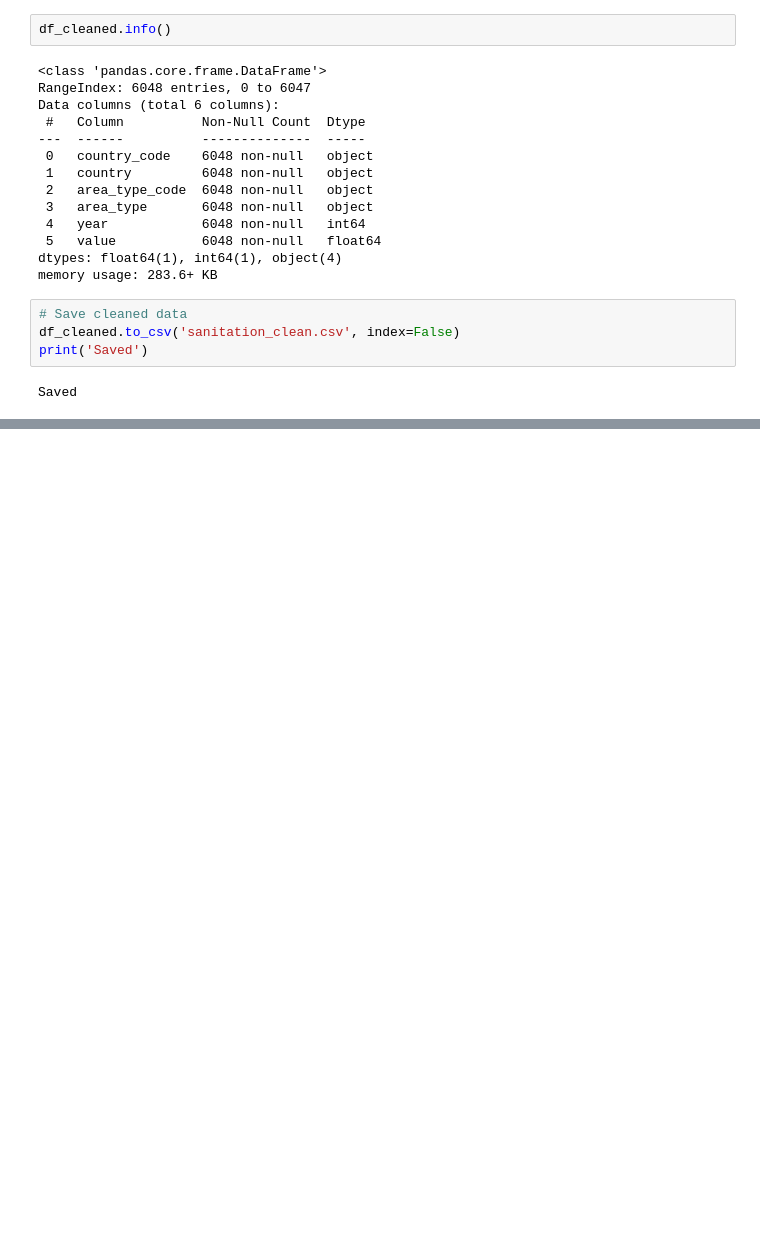
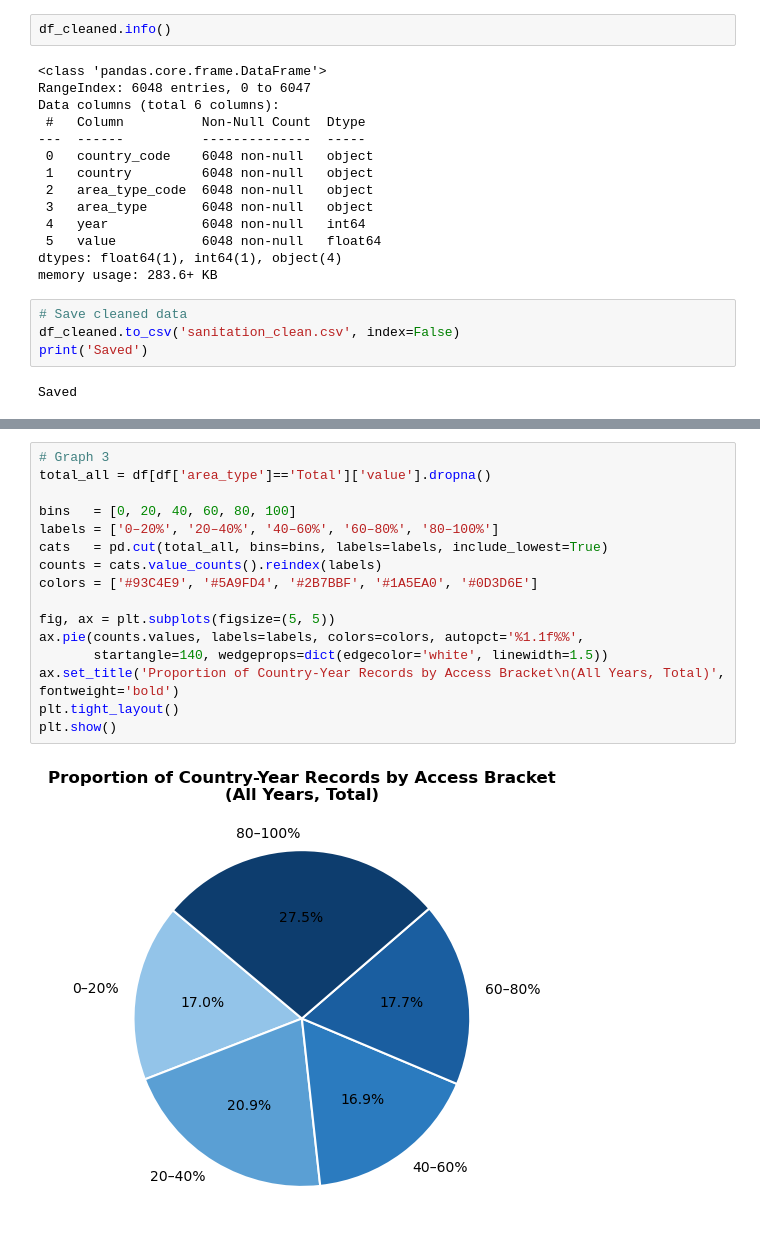
Before and after one commit to odani20240074-lang/w2120490_5DATA004C-ICW, a Jupyter notebook: Untitled-1.ipynb, the cells around one changed output, grey strips where cells are left out. Cells and saved outputs as stored; diff of their text form; blank space fills up the shorter version.

```diff
--- a/Untitled-1.ipynb
+++ b/Untitled-1.ipynb
@@ -158,0 +226,18 @@ Saved
+# %%
+# Graph 3
+total_all = df[df['area_type']=='Total']['value'].dropna()
+
+bins   = [0, 20, 40, 60, 80, 100]
+labels = ['0–20%', '20–40%', '40–60%', '60–80%', '80–100%']
+cats   = pd.cut(total_all, bins=bins, labels=labels, include_lowest=True)
+counts = cats.value_counts().reindex(labels)
+colors = ['#93C4E9', '#5A9FD4', '#2B7BBF', '#1A5EA0', '#0D3D6E']
+
+fig, ax = plt.subplots(figsize=(5, 5))
+ax.pie(counts.values, labels=labels, colors=colors, autopct='%1.1f%%',
+       startangle=140, wedgeprops=dict(edgecolor='white', linewidth=1.5))
+ax.set_title('Proportion of Country-Year Records by Access Bracket\n(All Years, Total)', fontweight='bold')
+plt.tight_layout()
+plt.show()
+# %% [output]
+[figure, added]
```
Also changed, not shown: parts of 6 cells of this notebook.
